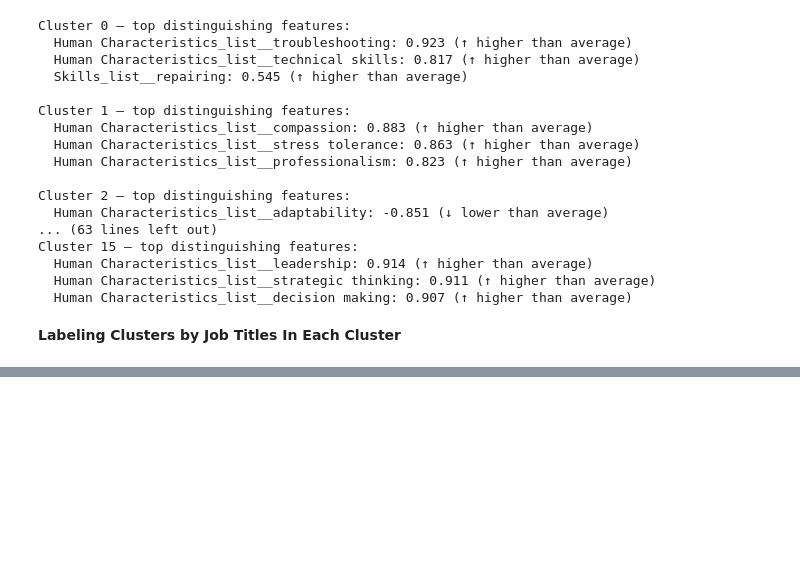
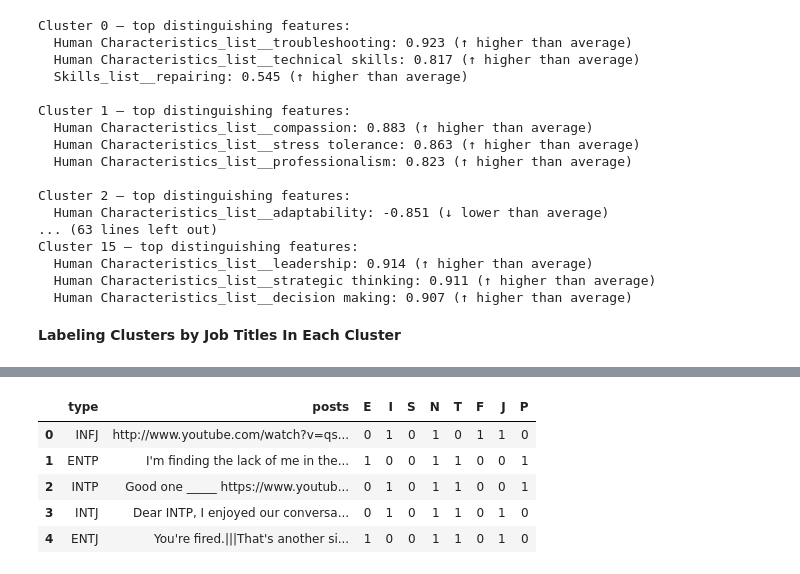
Before and after one commit to HassanDataSci/caricon-personality-career-matching, a Jupyter notebook: CariCon_ML.ipynb, the cells around one changed output, grey strips where cells are left out. Saved outputs shown, nothing was run; the diff lists cells and outputs as text; code cells hidden in the pictures; blank space fills up the shorter version.

```diff
--- a/CariCon_ML.ipynb
+++ b/CariCon_ML.ipynb
@@ -537,0 +716,23 @@ Wind Energy Operations Managers
+# %%
+def mbti_to_basic_features(mbti):
+    """
+    Converts MBTI type (e.g., ENFP) into 8 binary features.
+    """
+    mbti = mbti.upper()
+
+    return {
+        "E": 1 if mbti[0] == "E" else 0,
+        "I": 1 if mbti[0] == "I" else 0,
+        "S": 1 if mbti[1] == "S" else 0,
+        "N": 1 if mbti[1] == "N" else 0,
+        "T": 1 if mbti[2] == "T" else 0,
+        "F": 1 if mbti[2] == "F" else 0,
+        "J": 1 if mbti[3] == "J" else 0,
+        "P": 1 if mbti[3] == "P" else 0
+    }
+# %%
+# Convert MBTI type into binary features
+mbti_features_df = df_mbti["type"].apply(mbti_to_basic_features).apply(pd.Series)
+
+print(mbti_features_df.head())
+print("New MBTI feature shape:", mbti_features_df.shape)
@@ -537,0 +747,11 @@ Wind Energy Operations Managers
+# %%
+df_mbti_expanded = pd.concat([df_mbti, mbti_features_df], axis=1)
+
+df_mbti_expanded.head()
+# %% [output]
+|  | type | posts | E | I | S | N | T | F | J | P |
+| 0 | INFJ | http://www.youtube.com/watch?v=qs... | 0 | 1 | 0 | 1 | 0 | 1 | 1 | 0 |
+| 1 | ENTP | I'm finding the lack of me in the... | 1 | 0 | 0 | 1 | 1 | 0 | 0 | 1 |
+| 2 | INTP | Good one _____ https://www.youtub... | 0 | 1 | 0 | 1 | 1 | 0 | 0 | 1 |
+| 3 | INTJ | Dear INTP, I enjoyed our conversa... | 0 | 1 | 0 | 1 | 1 | 0 | 1 | 0 |
+| 4 | ENTJ | You're fired.|||That's another si... | 1 | 0 | 0 | 1 | 1 | 0 | 1 | 0 |
```
Also changed, not shown: parts of 17 cells of this notebook.
